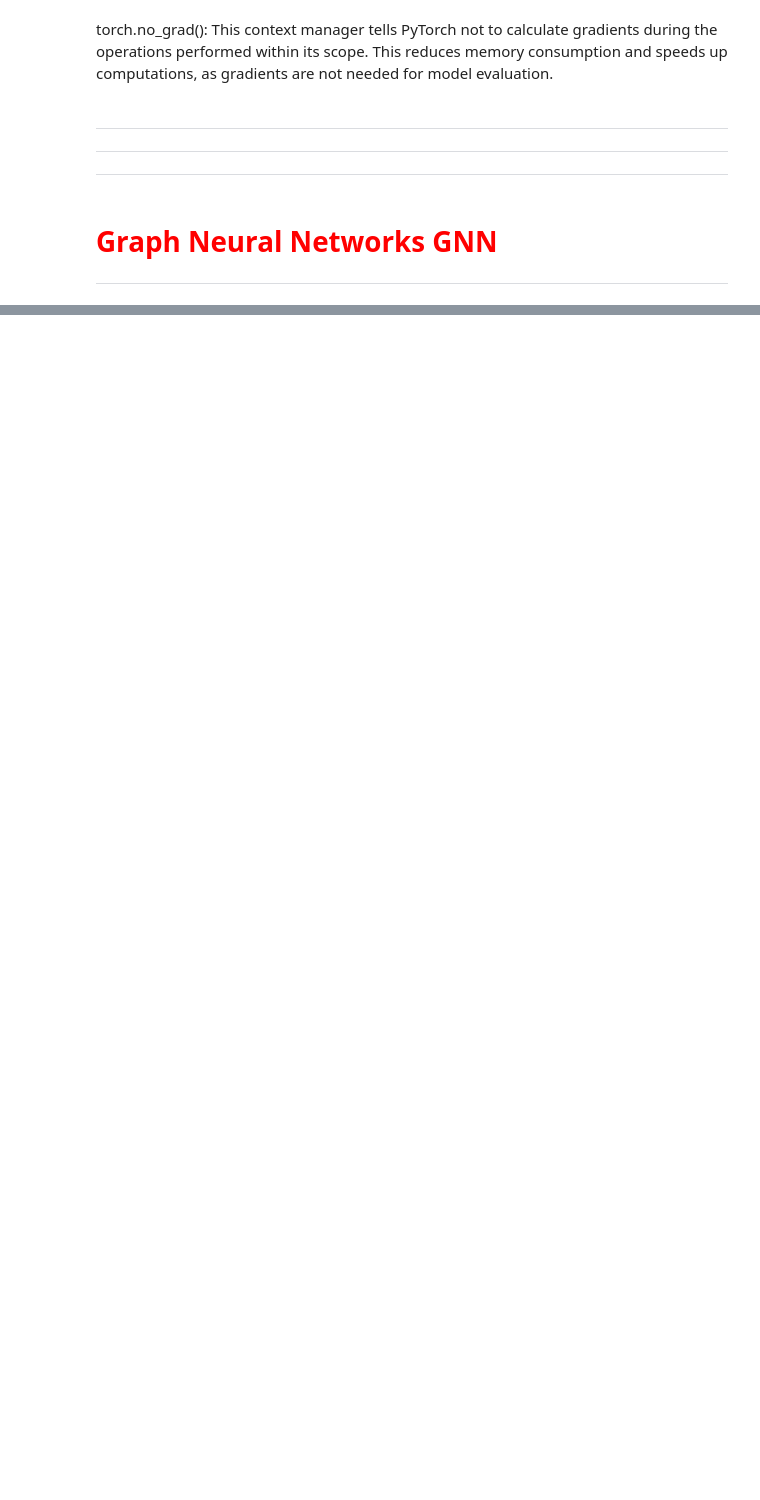
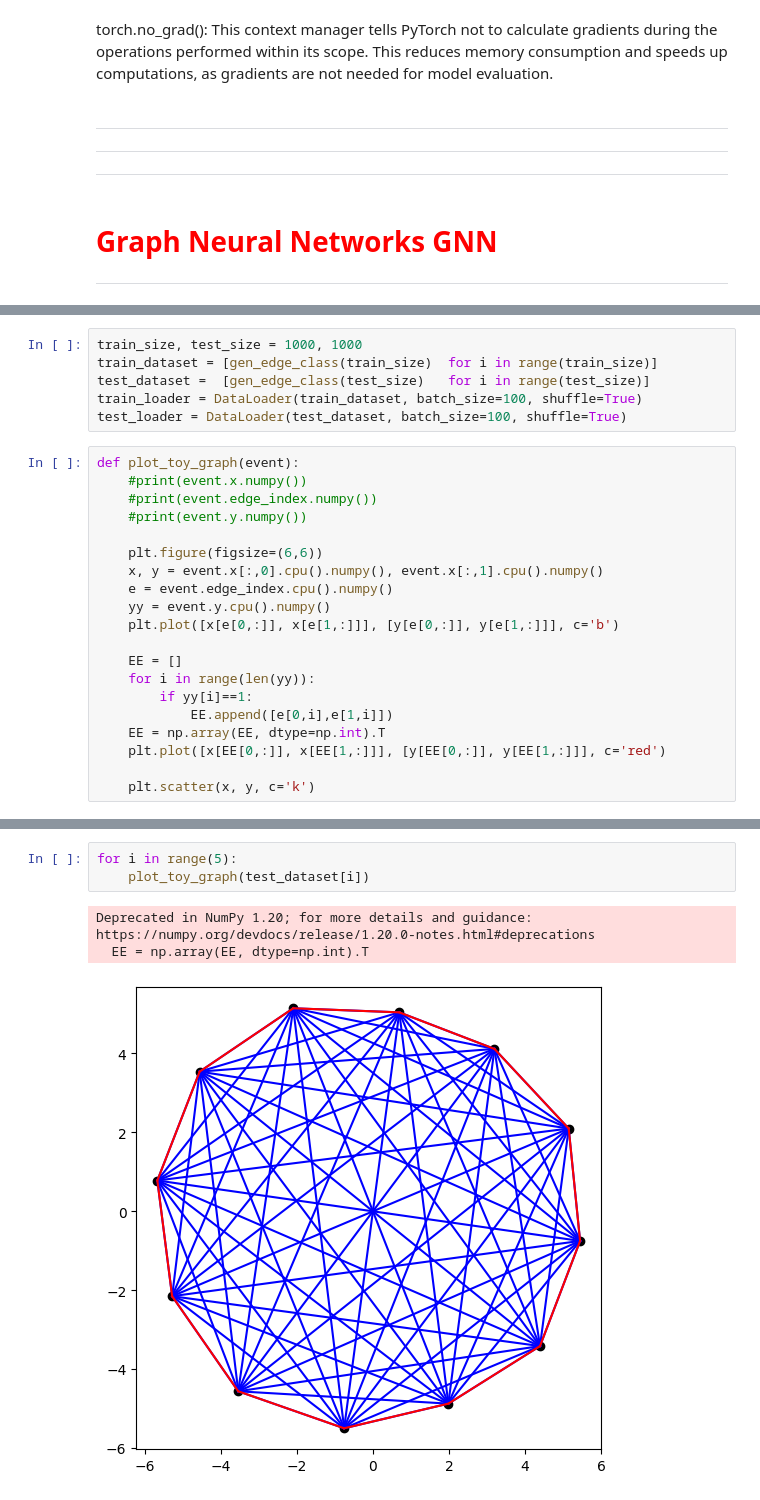
Before and after one commit to marcinwolter/SummerStudent_Tracking_2024, a Jupyter notebook: NeuralNetworksTutorial.ipynb, the cells around one changed output, grey strips where cells are left out. Saved outputs shown, nothing was run; the diff lists cells and outputs as text; blank space fills up the shorter version.

```diff
--- a/NeuralNetworksTutorial.ipynb
+++ b/NeuralNetworksTutorial.ipynb
@@ -939,0 +1113,26 @@ torch.no_grad(): This context manager tells PyTorch not to calculate gradients d
+# %%
+train_size, test_size = 1000, 1000
+train_dataset = [gen_edge_class(train_size)  for i in range(train_size)]
+test_dataset =  [gen_edge_class(test_size)   for i in range(test_size)]
+train_loader = DataLoader(train_dataset, batch_size=100, shuffle=True)
+test_loader = DataLoader(test_dataset, batch_size=100, shuffle=True)
+# %%
+def plot_toy_graph(event):
+    #print(event.x.numpy())
+    #print(event.edge_index.numpy())
+    #print(event.y.numpy())
+
+    plt.figure(figsize=(6,6))
+    x, y = event.x[:,0].cpu().numpy(), event.x[:,1].cpu().numpy()
+    e = event.edge_index.cpu().numpy()
+    yy = event.y.cpu().numpy()
+    plt.plot([x[e[0,:]], x[e[1,:]]], [y[e[0,:]], y[e[1,:]]], c='b')
+
+    EE = []
+    for i in range(len(yy)):
+        if yy[i]==1:
+            EE.append([e[0,i],e[1,i]])
+    EE = np.array(EE, dtype=np.int).T
+    plt.plot([x[EE[0,:]], x[EE[1,:]]], [y[EE[0,:]], y[EE[1,:]]], c='red')
+
+    plt.scatter(x, y, c='k')
@@ -939,0 +1148,7 @@ torch.no_grad(): This context manager tells PyTorch not to calculate gradients d
+# %%
+for i in range(5):
+    plot_toy_graph(test_dataset[i])
+# %% [output]
+Deprecated in NumPy 1.20; for more details and guidance: https://numpy.org/devdocs/release/1.20.0-notes.html#deprecations
+  EE = np.array(EE, dtype=np.int).T
+[figure, added]
```
Also changed, not shown: parts of 49 cells of this notebook.
